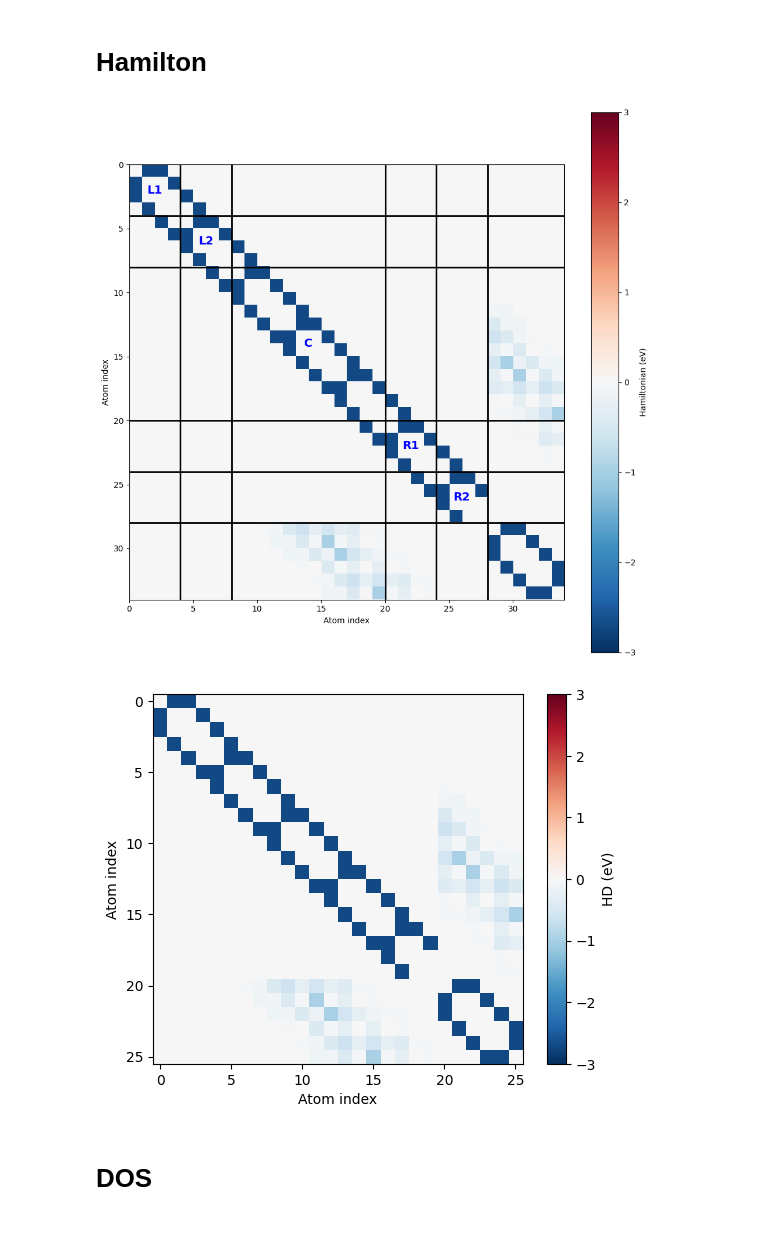
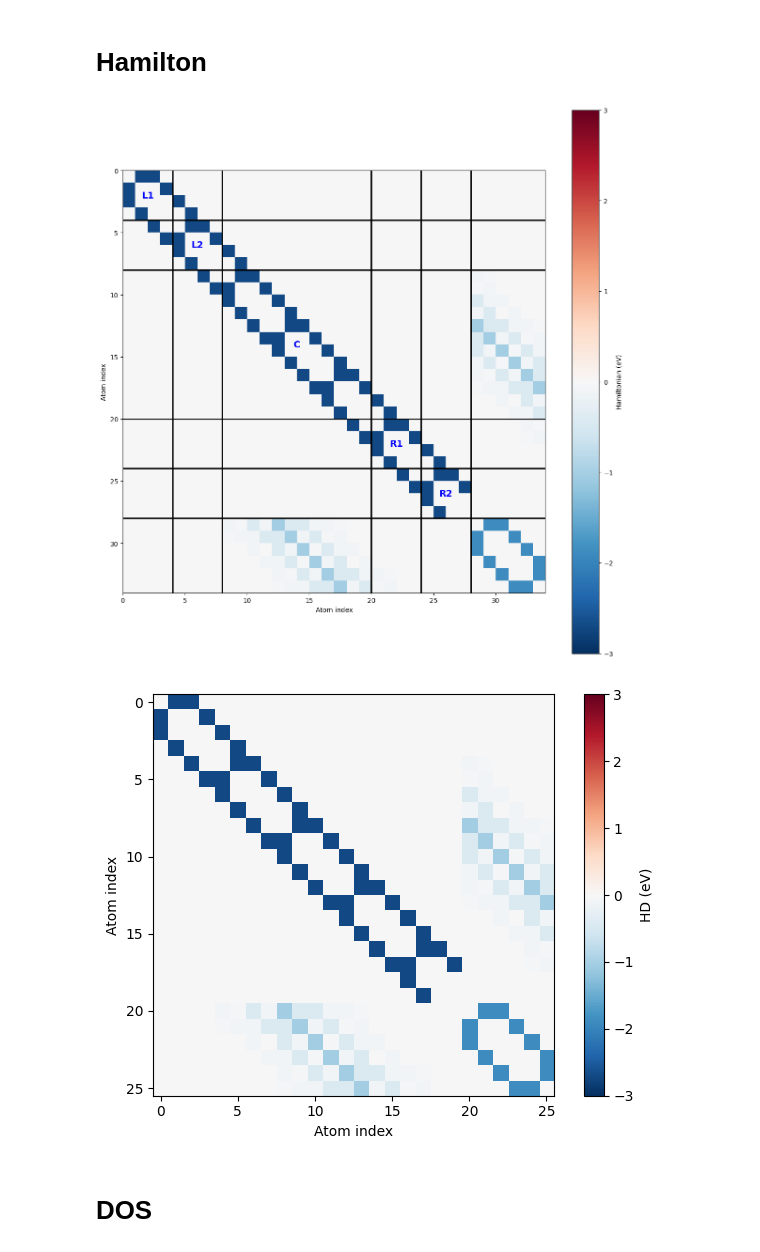
Before and after one commit to KayaGerds/Project, a Jupyter notebook: Main_oli.ipynb, the cells around one changed output. Cells and saved outputs as stored; diff of their text form; code cells hidden in the pictures.

```diff
--- a/Main_oli.ipynb
+++ b/Main_oli.ipynb
@@ -89,8 +89,8 @@ nL = 4
 bottom = NR.copy()
 top = NR.copy()
 
-shiftx = 1
-shifty = 1
+shiftx = 0
+shifty = 0
 shiftz = -3
 shift = np.array([shiftx, shifty, shiftz])
 top.positions += shift
@@ -99,8 +99,8 @@ num_del = nL*3
 
 del top[0:num_del]
 del top[len(top)-num_del+2::]
-# change symbol to Nitrogen for identification
-# top.symbols = 'N'
+#change symbol to Nitrogen for identification
+top.symbols = 'N'
 AAtop_C = bottom + top
 
 abtem.show_atoms(AAtop_C,plane='yx',numbering=True,merge = False,show_cell=False,figsize=(10,5))
@@ -227,7 +227,7 @@ nF = len(top)
 nL = 4
 nR = 4
 
-gglabel = 'shifted_top_C'
+gglabel = 'AAtop'
 atoms = AAtop_C
 
 # # pristine
@@ -238,7 +238,7 @@ atoms = AAtop_C
 # gglabel = 'Pristine_V2'
 # %%
 #from functions import slater_koster
-H,H_TB,H_SK,_,_= slater_koster_v2(atoms,carbon_only=True)
+H,H_TB,H_SK,_,_= slater_koster_v2(atoms,carbon_only=False)
 
 Hbig = H
 nC = len(NR) - 2*nL - 2*nR
@@ -247,34 +247,35 @@ nC = len(NR) - 2*nL - 2*nR
 b0 = 0
 b1 = nL
 b2 = 2*nL
 b3 = 2*nL + nC
 b4 = 2*nL + nC + nR
 b5 = 2*nL + nC + 2*nR #Hbig.shape[0]
 
 plt.figure(figsize=(12,12))
 # Use imshow with extent to align indices properly
 n = Hbig.shape[0]
 plt.imshow(Hbig, extent=(0, n, n, 0), cmap='RdBu_r', vmin=-3, vmax=3)
 plt.colorbar(label='Hamiltonian (eV)')
 
 # Draw block boundaries
 for b in [b1, b2, b3, b4,b5]:
     plt.axhline(b, color='k', linewidth=2)
     plt.axvline(b, color='k', linewidth=2)
 
 # Add text labels
 plt.text((b0+b1)/2, (b0+b1)/2, "L1", ha='center', va='center', color='b', fontsize=14, weight='bold')
 plt.text((b1+b2)/2, (b1+b2)/2, "L2", ha='center', va='center', color='b', fontsize=14, weight='bold')
 plt.text((b2+b3)/2, (b2+b3)/2, "C", ha='center', va='center', color='b', fontsize=14, weight='bold')
 plt.text((b3+b4)/2, (b3+b4)/2, "R1", ha='center', va='center', color='b', fontsize=14, weight='bold')
 plt.text((b4+b5)/2, (b4+b5)/2, "R2", ha='center', va='center', color='b', fontsize=14, weight='bold')
 
 plt.xlabel('Atom index')
 plt.ylabel('Atom index')
+plt.tight_layout()
 plt.savefig('H_'+str(gglabel))
 plt.show()
 # %% [output]
-[figure, old version]
+[figure, new version]
 # %%
 def SplitHamMoy_v2(H, nL, nR, nF):
     """
@@ -349,11 +350,11 @@ plt.imshow(HD,  cmap='RdBu_r', vmin=-3, vmax=3)
 plt.xlabel('Atom index')
 plt.ylabel('Atom index')
 plt.colorbar(label='HD (eV)')
-
+plt.tight_layout()
 plt.savefig('HD_'+str(gglabel))
 plt.show()
 # %% [output]
-[figure, old version]
+[figure, new version]
 # %% [markdown]
 # DOS
 # %% [markdown]
```
Also changed, not shown: parts of 1 cell of this notebook, 2 other files.
